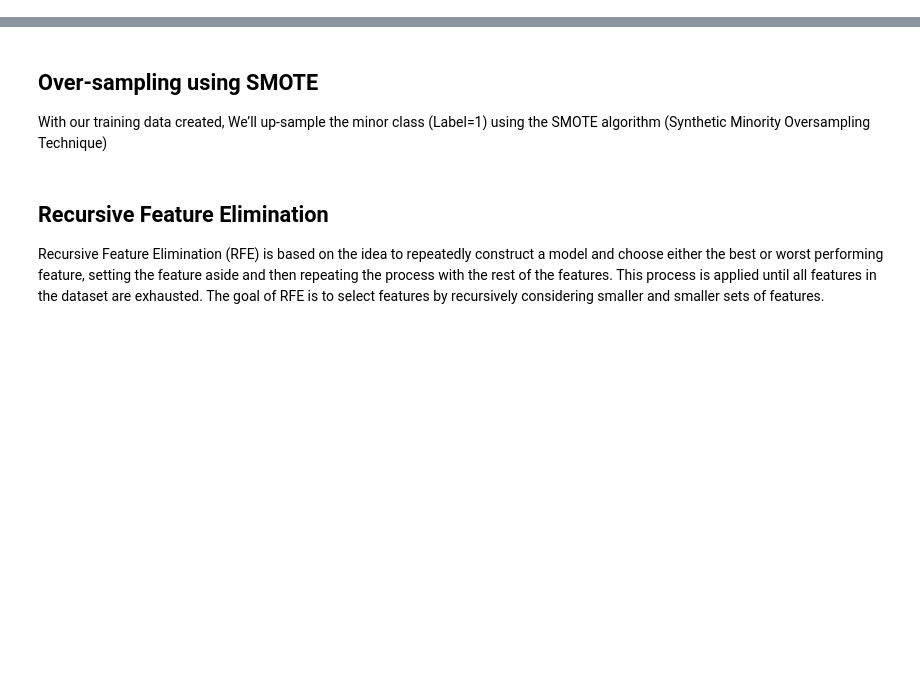
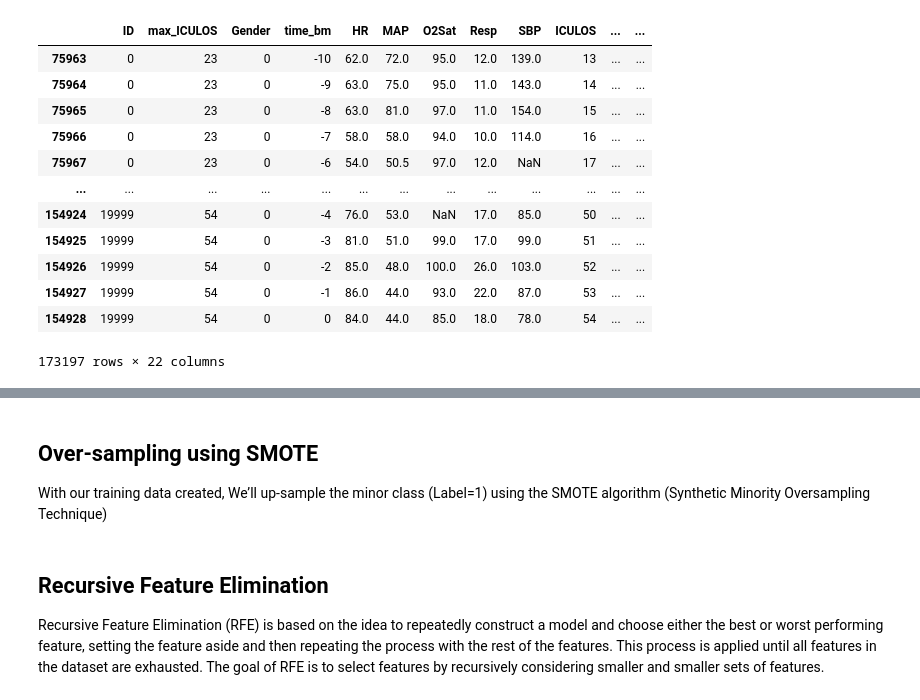
Before and after one commit to AtarCohen/Early-Prediction_of_Sepsis, a Jupyter notebook: logistic_regression.ipynb, the cells around one changed output, grey strips where cells are left out. Drawn from its saved outputs; the diff is of its cells as text; code cells hidden in the pictures; blank space fills up the shorter version.

```diff
--- a/logistic_regression.ipynb
+++ b/logistic_regression.ipynb
@@ -11,0 +74,22 @@ sns.set(style="whitegrid", color_codes=True)
+# %%
+frequency_used_attributes_fixed = [f'{window_size}w_sum_{x}' for x in frequency_used_attributes]
+# %%
+train_df_with_roll = train_df_with_roll[constant_attributes + other_attributes + \
+                                        values_used_attributes + frequency_used_attributes_fixed + \
+                                        label_attributes]
+train_df_with_roll = train_df_with_roll[train_df_with_roll['time_bm']>=-10]
+train_df_with_roll
+# %% [output]
+|  | ID | max_ICULOS | Gender | time_bm | HR | MAP | O2Sat | Resp | SBP | ICULOS | ... | ... |
+| 75963 | 0 | 23 | 0 | -10 | 62.0 | 72.0 | 95.0 | 12.0 | 139.0 | 13 | ... | ... |
+| 75964 | 0 | 23 | 0 | -9 | 63.0 | 75.0 | 95.0 | 11.0 | 143.0 | 14 | ... | ... |
+| 75965 | 0 | 23 | 0 | -8 | 63.0 | 81.0 | 97.0 | 11.0 | 154.0 | 15 | ... | ... |
+| 75966 | 0 | 23 | 0 | -7 | 58.0 | 58.0 | 94.0 | 10.0 | 114.0 | 16 | ... | ... |
+| 75967 | 0 | 23 | 0 | -6 | 54.0 | 50.5 | 97.0 | 12.0 | NaN | 17 | ... | ... |
+| ... | ... | ... | ... | ... | ... | ... | ... | ... | ... | ... | ... | ... |
+| 154924 | 19999 | 54 | 0 | -4 | 76.0 | 53.0 | NaN | 17.0 | 85.0 | 50 | ... | ... |
+| 154925 | 19999 | 54 | 0 | -3 | 81.0 | 51.0 | 99.0 | 17.0 | 99.0 | 51 | ... | ... |
+| 154926 | 19999 | 54 | 0 | -2 | 85.0 | 48.0 | 100.0 | 26.0 | 103.0 | 52 | ... | ... |
+| 154927 | 19999 | 54 | 0 | -1 | 86.0 | 44.0 | 93.0 | 22.0 | 87.0 | 53 | ... | ... |
+| 154928 | 19999 | 54 | 0 | 0 | 84.0 | 44.0 | 85.0 | 18.0 | 78.0 | 54 | ... | ... |
+173197 rows × 22 columns
```
Also changed, not shown: parts of 9 cells of this notebook.
